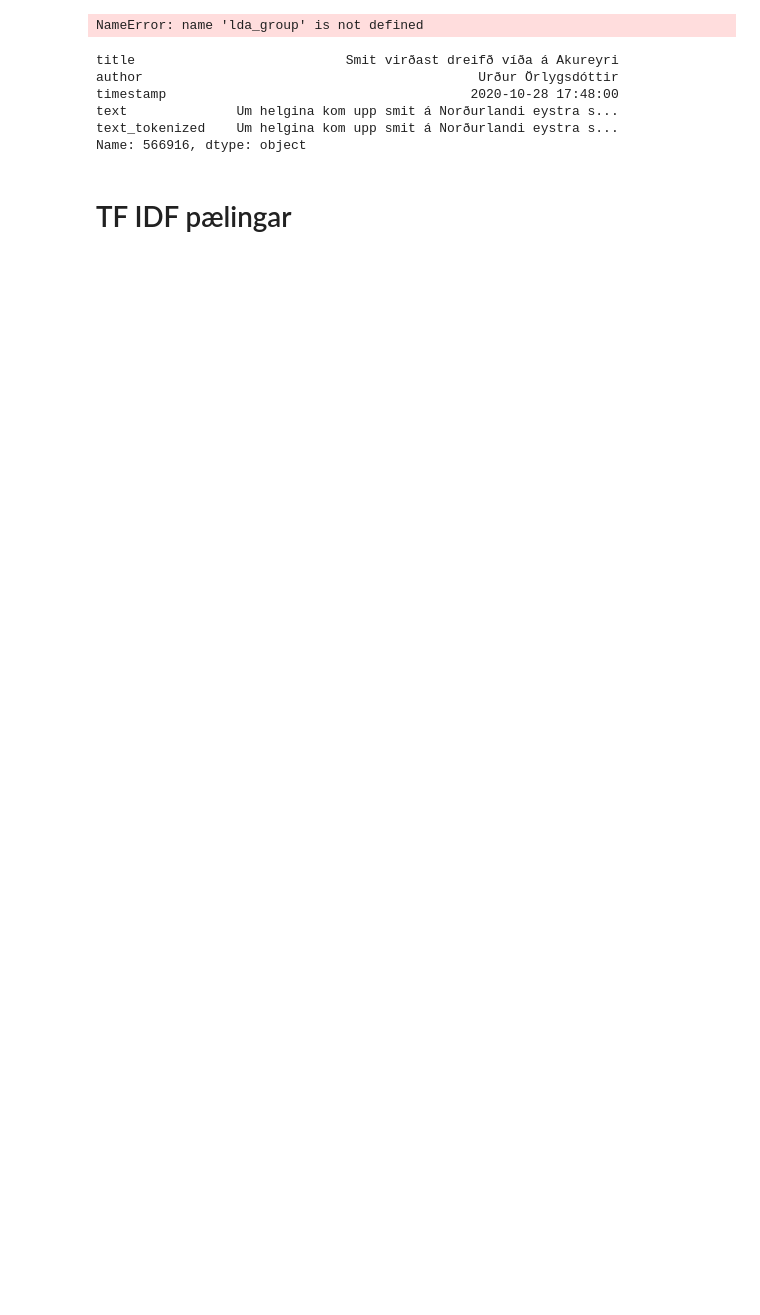
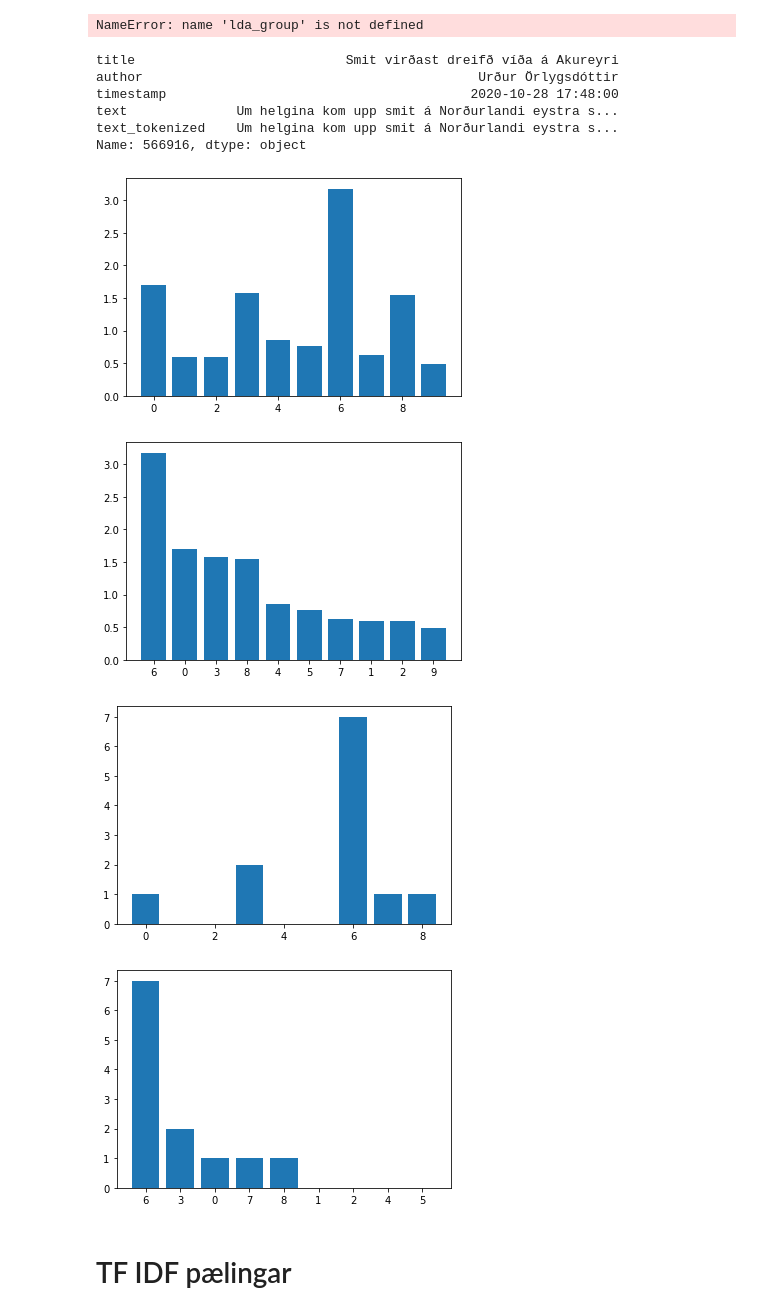
Before and after one commit to eliasbe/Maltaekni-natturuvernd, a Jupyter notebook: VinnubokEBE.ipynb, the cells around one changed output. Cells and saved outputs as stored; diff of their text form; code cells hidden in the pictures; blank space fills up the shorter version.

```diff
--- a/VinnubokEBE.ipynb
+++ b/VinnubokEBE.ipynb
@@ -401,2 +417,2 @@ AttributeError: 'RobertaTokenizerFast' object has no attribute 'split_into_sente
 # %%
-np.argmax(ja_mat, axis=1)
+tops = np.argmax(ja_mat, axis=1)
@@ -439,18 +454,37 @@ text              Um helgina kom upp smit á Norðurlandi eystra s...
 text_tokenized    Um helgina kom upp smit á Norðurlandi eystra s...
 Name: 566916, dtype: object
 # %%
-import matplotlib.pyplot as plt
-def visual_groups(vigur):
+
+def visual_groups(mat, save=None):
+    vigur = np.sum(mat, axis=0)
     plt.bar(list(range(10)), vigur)
     plt.show()
 
     plt.bar(range(len(vigur)), -np.sort(-vigur))
     plt.xticks(range(len(vigur)), np.argsort(-vigur))
+    if save:
+        plt.savefig("./pics/"+save+"_summa.jpg")
     plt.show()
 
-    # Athuga að sýna líka topphópa ekki bara summu einkunna
+
+    tops = np.argmax(mat, axis=1)
+    counts = np.bincount(tops)
+    plt.bar(range(len(counts)), counts)
+    plt.show()
+
+    # raða
+    plt.bar(range(len(counts)), -np.sort(-counts))
+    plt.xticks(range(len(counts)), np.argsort(-counts))
+    if save:
+        plt.savefig("./pics/"+save+"_top.jpg")
+    plt.show()
 # %%
-visual_groups(np.sum(lda_group(annad, False), axis=0))
+visual_groups(lda_group(vafi, False), "vafi")
+# %% [output]
+[figure, added]
+[figure, added]
+[figure, added]
+[figure, added]
 # %%
 # Keyrir í tæpar 40 mín, stallar á 95% að því er virðist að eilífu
 # playground_groups = lda_group(data_playground.index, True)
```
Also changed, not shown: parts of 71 cells of this notebook.
